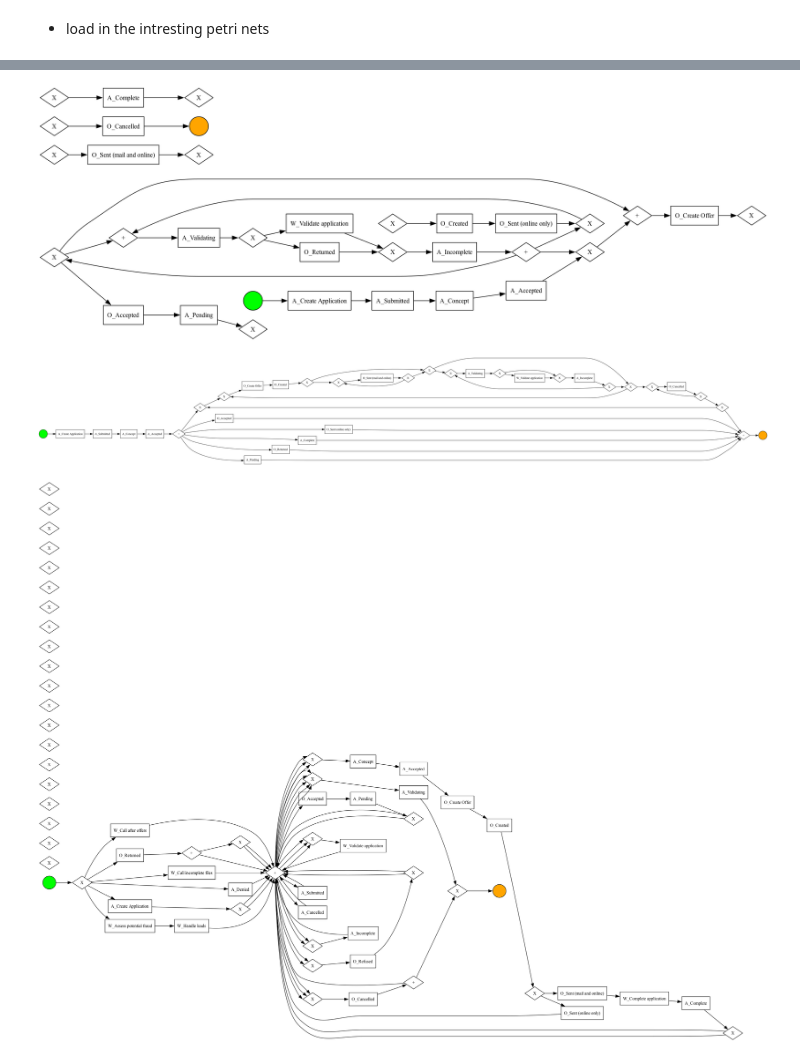
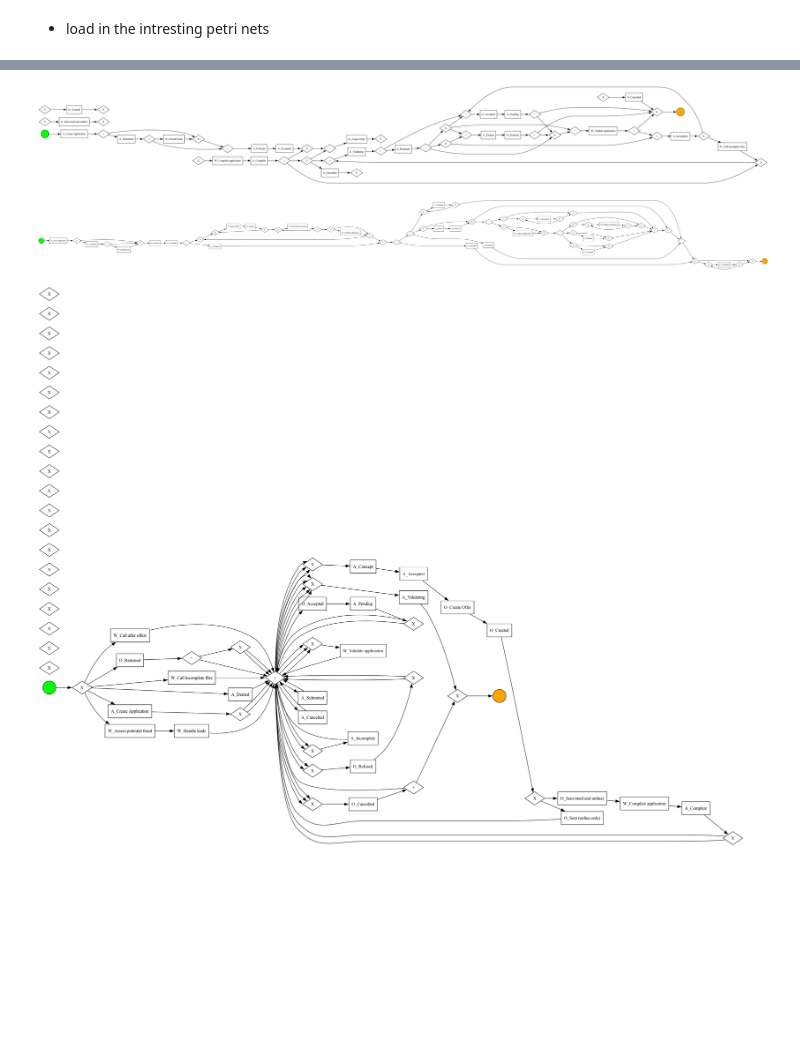
Before and after one commit to danielsich/BPIC_17_Data2Process, a Jupyter notebook: notebooks/petri2bpmn.ipynb, the cells around one changed output, grey strips where cells are left out. Cells and saved outputs as stored; diff of their text form; code cells hidden in the pictures; blank space fills up the shorter version.

```diff
--- a/notebooks/petri2bpmn.ipynb
+++ b/notebooks/petri2bpmn.ipynb
@@ -17,15 +17,15 @@ pm4py.view_bpmn(heuristic_30_bpmn_graph)
 # %%
-alpha_30_net, alpha_30_initial_marking, alpha_30_final_marking = pm4py.read_pnml("../petrinets/alpha_variants/petri_model_30.pnml")
-alpha_30_bpmn_graph = pm4py.convert_to_bpmn(alpha_30_net, alpha_30_initial_marking, alpha_30_final_marking)
-pm4py.view_bpmn(alpha_30_bpmn_graph)
+alpha_1_net, alpha_1_initial_marking, alpha_1_final_marking = pm4py.read_pnml("../petrinets/alpha_variants/petri_model_1.pnml")
+alpha_1_bpmn_graph = pm4py.convert_to_bpmn(alpha_1_net, alpha_1_initial_marking, alpha_1_final_marking)
+pm4py.view_bpmn(alpha_1_bpmn_graph)
 # %% [output]
-[figure, old version]
+[figure, new version]
 # %%
-inductive_30_net, inductive_30_initial_marking, inductive_30_final_marking = pm4py.read_pnml("../petrinets/inductive_variants/petri_model_30.pnml")
-inductive_30_bpmn_graph = pm4py.convert_to_bpmn(inductive_30_net, inductive_30_initial_marking, inductive_30_final_marking)
-pm4py.view_bpmn(inductive_30_bpmn_graph)
+inductive_1_net, inductive_1_initial_marking, inductive_1_final_marking = pm4py.read_pnml("../petrinets/inductive_variants/petri_model_1.pnml")
+inductive_1_bpmn_graph = pm4py.convert_to_bpmn(inductive_1_net, inductive_1_initial_marking, inductive_1_final_marking)
+pm4py.view_bpmn(inductive_1_bpmn_graph)
 # %% [output]
-[figure, old version]
+[figure, new version]
 # %%
 genetic_net, genetic_initial_marking, genetic_final_marking = pm4py.read_pnml("../petrinets/genetic/genetic_model.pnml")
 genetic_bpmn_graph = pm4py.convert_to_bpmn(genetic_net, genetic_initial_marking, genetic_final_marking)
```
Also changed, not shown: parts of 1 cell of this notebook.
